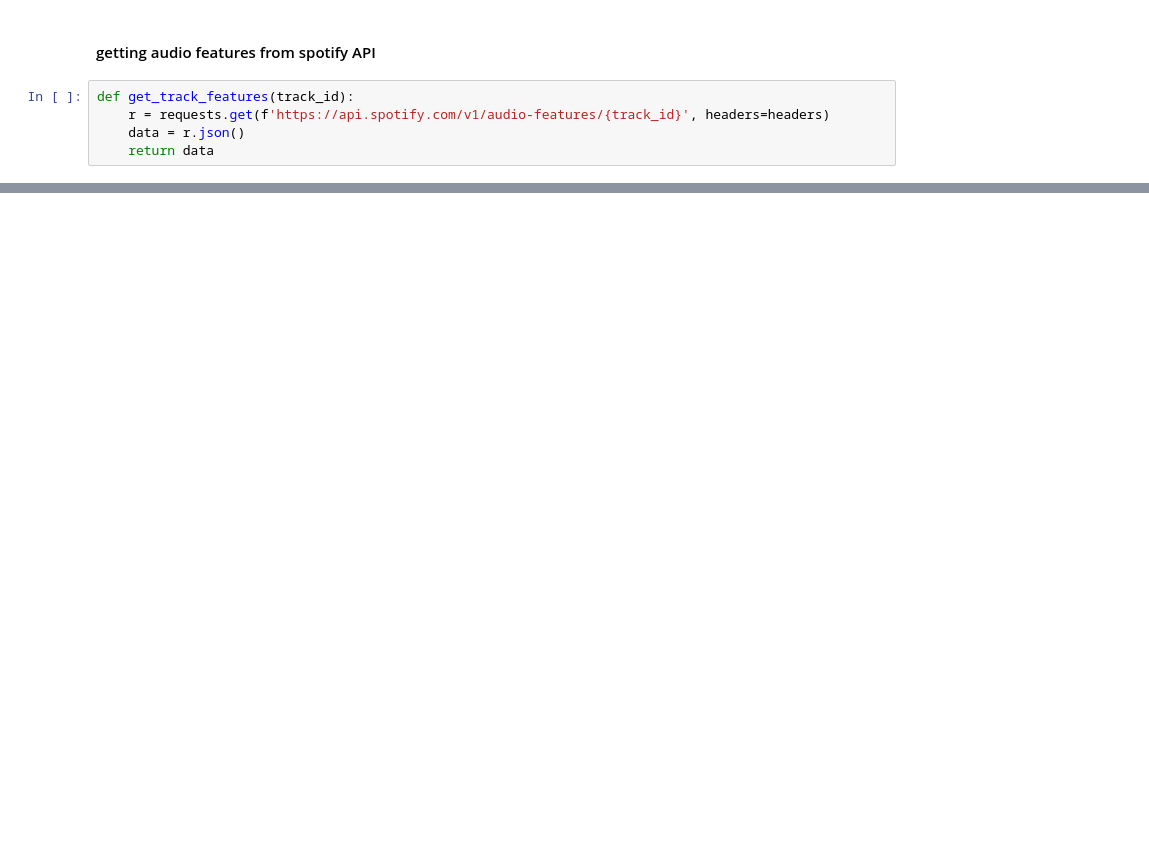
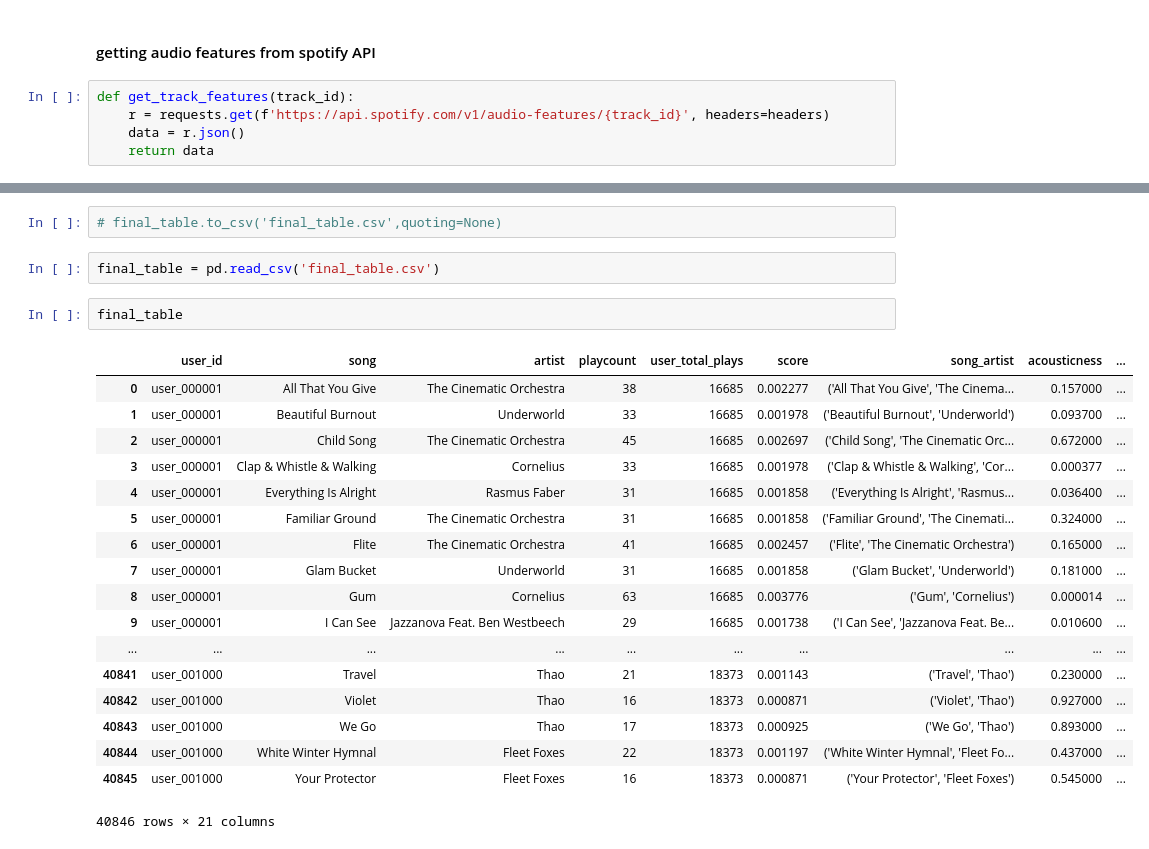
Before and after one commit to briansrebrenik/Mod-4-Project, a Jupyter notebook: Loading LastFM.ipynb, the cells around one changed output, grey strips where cells are left out. Saved outputs shown, nothing was run; the diff lists cells and outputs as text; blank space fills up the shorter version.

Commit message:
final table

```diff
--- a/Loading LastFM.ipynb
+++ b/Loading LastFM.ipynb
@@ -220,0 +245,25 @@ features_df.to_csv('features_df.csv')
+# %%
+# final_table.to_csv('final_table.csv',quoting=None)
+# %%
+final_table = pd.read_csv('final_table.csv')
+# %%
+final_table
+# %% [output]
+|  | user_id | song | artist | playcount | user_total_plays | score | song_artist | acousticness | ... |
+| 0 | user_000001 | All That You Give | The Cinematic Orchestra | 38 | 16685 | 0.002277 | ('All That You Give', 'The Cinema... | 0.157000 | ... |
+| 1 | user_000001 | Beautiful Burnout | Underworld | 33 | 16685 | 0.001978 | ('Beautiful Burnout', 'Underworld') | 0.093700 | ... |
+| 2 | user_000001 | Child Song | The Cinematic Orchestra | 45 | 16685 | 0.002697 | ('Child Song', 'The Cinematic Orc... | 0.672000 | ... |
+| 3 | user_000001 | Clap & Whistle & Walking | Cornelius | 33 | 16685 | 0.001978 | ('Clap & Whistle & Walking', 'Cor... | 0.000377 | ... |
+| 4 | user_000001 | Everything Is Alright | Rasmus Faber | 31 | 16685 | 0.001858 | ('Everything Is Alright', 'Rasmus... | 0.036400 | ... |
+| 5 | user_000001 | Familiar Ground | The Cinematic Orchestra | 31 | 16685 | 0.001858 | ('Familiar Ground', 'The Cinemati... | 0.324000 | ... |
+| 6 | user_000001 | Flite | The Cinematic Orchestra | 41 | 16685 | 0.002457 | ('Flite', 'The Cinematic Orchestra') | 0.165000 | ... |
+| 7 | user_000001 | Glam Bucket | Underworld | 31 | 16685 | 0.001858 | ('Glam Bucket', 'Underworld') | 0.181000 | ... |
+| 8 | user_000001 | Gum | Cornelius | 63 | 16685 | 0.003776 | ('Gum', 'Cornelius') | 0.000014 | ... |
+| 9 | user_000001 | I Can See | Jazzanova Feat. Ben Westbeech | 29 | 16685 | 0.001738 | ('I Can See', 'Jazzanova Feat. Be... | 0.010600 | ... |
+| ... | ... | ... | ... | ... | ... | ... | ... | ... | ... |
+| 40841 | user_001000 | Travel | Thao | 21 | 18373 | 0.001143 | ('Travel', 'Thao') | 0.230000 | ... |
+| 40842 | user_001000 | Violet | Thao | 16 | 18373 | 0.000871 | ('Violet', 'Thao') | 0.927000 | ... |
+| 40843 | user_001000 | We Go | Thao | 17 | 18373 | 0.000925 | ('We Go', 'Thao') | 0.893000 | ... |
+| 40844 | user_001000 | White Winter Hymnal | Fleet Foxes | 22 | 18373 | 0.001197 | ('White Winter Hymnal', 'Fleet Fo... | 0.437000 | ... |
+| 40845 | user_001000 | Your Protector | Fleet Foxes | 16 | 18373 | 0.000871 | ('Your Protector', 'Fleet Foxes') | 0.545000 | ... |
+40846 rows × 21 columns
```
Also changed, not shown: parts of 28 cells of this notebook, 1 other file.
